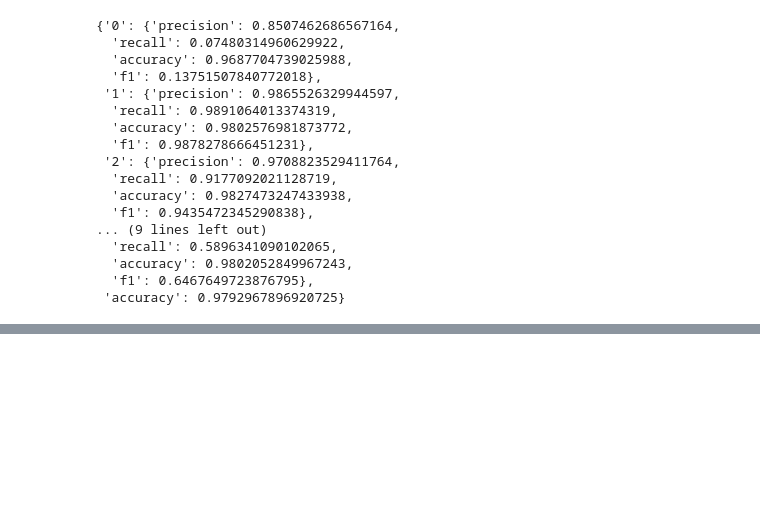
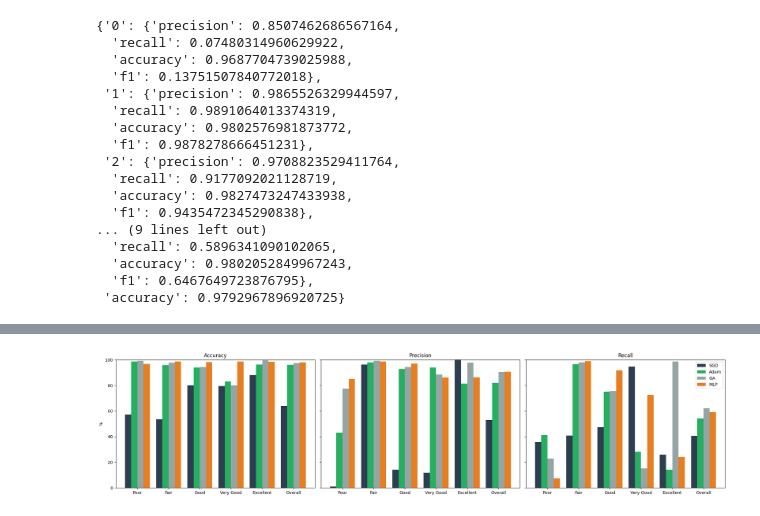
Before and after one commit to Centic-io/credit-score-optimization, a Jupyter notebook: execute.ipynb, the cells around one changed output, grey strips where cells are left out. Cells and saved outputs as stored; diff of their text form; code cells hidden in the pictures; blank space fills up the shorter version.

Commit message:
push file old data

```diff
--- a/execute.ipynb
+++ b/execute.ipynb
@@ -330,0 +331,76 @@ heat_map(data)
+# %%
+import numpy as np
+import matplotlib.pyplot as plt
+import seaborn as sns
+
+# Tạo dữ liệu giả lập (5 labels, 4 models, 3 metrics)
+labels = ['Poor', 'Fair', 'Good', 'Very Good', 'Excellent', 'Overall']
+models = ['SGD', 'Adam', 'GA', 'MLP']
+metrics = ['Accuracy', 'Precision', 'Recall']
+
+# Mỗi model sẽ có dữ liệu cho từng nhãn ở 3 độ đo
+data = {
+    'SGD': {
+        'Accuracy': np.array([57.30, 53.67 , 80.00, 79.50, 88.00, 64.03]),
+        'Precision': np.array([0.95, 96.20, 14.30, 11.90, 100.00, 53.00]),
+        'Recall': np.array([35.75, 40.90, 47.16, 94.60, 26.00, 40.60])
+    },
+    'Adam': {
+        'Accuracy': np.array([98.73, 95.93, 93.94, 83.03, 96.20, 96.10]),
+        'Precision': np.array([43.27, 97.99, 92.72,93.85,81.36,81.83]),
+        'Recall': np.array([41.34,96.65,75.1,28.23,14.14,54.10])
+    },
+    'GA': {
+        'Accuracy': np.array([99.05,97.65,94.43,79.97,99.57,97.50]),
+        'Precision': np.array([77.36,99.05,94.50,88.62,97.78,90.30]),
+        'Recall': np.array([22.90,97.86,75.54,15.05,98.67,62.00])
+    },
+    'MLP': {
+        'Accuracy': np.array([96.88,98.66,98.27,98.57,98.35,97.93]),
+        'Precision': np.array([85.07,98.66,97.09,86.24,86.36,90.68]),
+        'Recall': np.array([7.4,98.91,91.77,72.55,24.10,58.96])
+    }
+}
+
+# Sử dụng bảng màu lạnh: xanh dương (Blues) và xanh lá (Greens)
+colors = sns.color_palette(["#2C3E50", "#27AE60", "#95A5A6", "#E67E22"])  # Chọn các màu lạnh
+
+# Thiết lập kích thước biểu đồ
+fig, axs = plt.subplots(1, 3, figsize=(21, 5), sharey=True)
+
+# Đặt các giá trị trục x cho các nhãn
+x = np.arange(len(labels))
+
+# Độ rộng của mỗi cột trên biểu đồ
+bar_width = 0.2
+
+# Tạo các biểu đồ con cho Accuracy, Precision và Recall
+for i, metric in enumerate(metrics):
+    ax = axs[i]
+
+    # Vẽ các cột của từng model với màu lạnh
+    for j, model in enumerate(models):
+        ax.bar(x + j * bar_width, data[model][metric], bar_width, label=model, color=colors[j])
+
+    # Đặt nhãn trục x
+    ax.set_xticks(x + bar_width * 1.5)
+    ax.set_xticklabels(labels)
+
+    # Đặt tiêu đề cho từng biểu đồ
+    ax.set_title(metric)
+
+    # Đặt trục y
+    ax.set_ylim(0, 100)
+
+    # Đặt nhãn trục y
+    if not i:
+        ax.set_ylabel('%')
+
+    # Hiển thị legend
+plt.legend()
+# Hiển thị biểu đồ
+plt.savefig('model_comparison.png', format='png',bbox_inches='tight', dpi=300)
+plt.tight_layout()
+plt.show()
+# %% [output]
+[figure, added]
```
Also changed, not shown: parts of 3 cells of this notebook, 9 other files.
